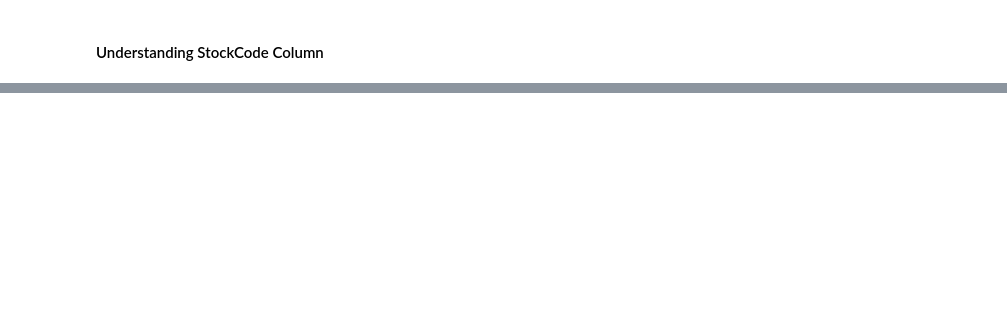
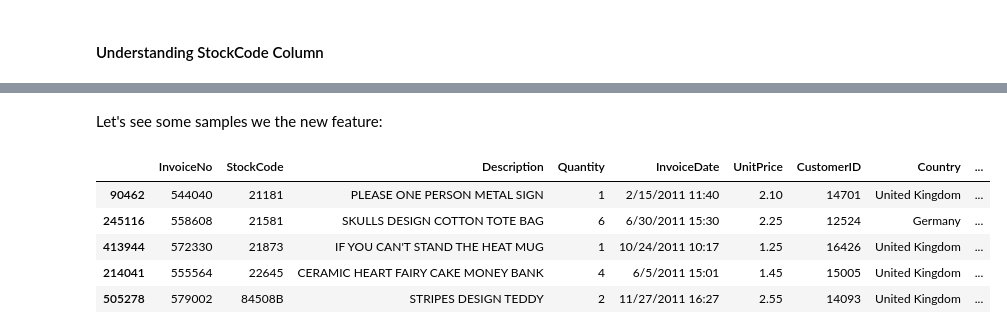
Before and after one commit to kleyersoma/E-Commerce_UK_Retailer_ML, a Jupyter notebook: e-commerce_uk_retailer_machine_learning_analysis.ipynb, the cells around one changed output, grey strips where cells are left out. Cells and saved outputs as stored; diff of their text form; code cells hidden in the pictures; blank space fills up the shorter version.

```diff
--- a/e-commerce_uk_retailer_machine_learning_analysis.ipynb
+++ b/e-commerce_uk_retailer_machine_learning_analysis.ipynb
@@ -630,0 +662,13 @@ stockcode_special_codes
+# %%
+df_cleaned['TotalPrice'] = df_cleaned.UnitPrice * (df_cleaned.Quantity - df_cleaned.QuantityCanceled)
+# %% [markdown]
+Let's see some samples we the new feature:
+# %%
+df_cleaned.sample(5)
+# %% [output]
+|  | InvoiceNo | StockCode | Description | Quantity | InvoiceDate | UnitPrice | CustomerID | Country | ... |
+| 90462 | 544040 | 21181 | PLEASE ONE PERSON METAL SIGN | 1 | 2/15/2011 11:40 | 2.10 | 14701 | United Kingdom | ... |
+| 245116 | 558608 | 21581 | SKULLS DESIGN COTTON TOTE BAG | 6 | 6/30/2011 15:30 | 2.25 | 12524 | Germany | ... |
+| 413944 | 572330 | 21873 | IF YOU CAN'T STAND THE HEAT MUG | 1 | 10/24/2011 10:17 | 1.25 | 16426 | United Kingdom | ... |
+| 214041 | 555564 | 22645 | CERAMIC HEART FAIRY CAKE MONEY BANK | 4 | 6/5/2011 15:01 | 1.45 | 15005 | United Kingdom | ... |
+| 505278 | 579002 | 84508B | STRIPES DESIGN TEDDY | 2 | 11/27/2011 16:27 | 2.55 | 14093 | United Kingdom | ... |
```
Also changed, not shown: parts of 47 cells of this notebook.
